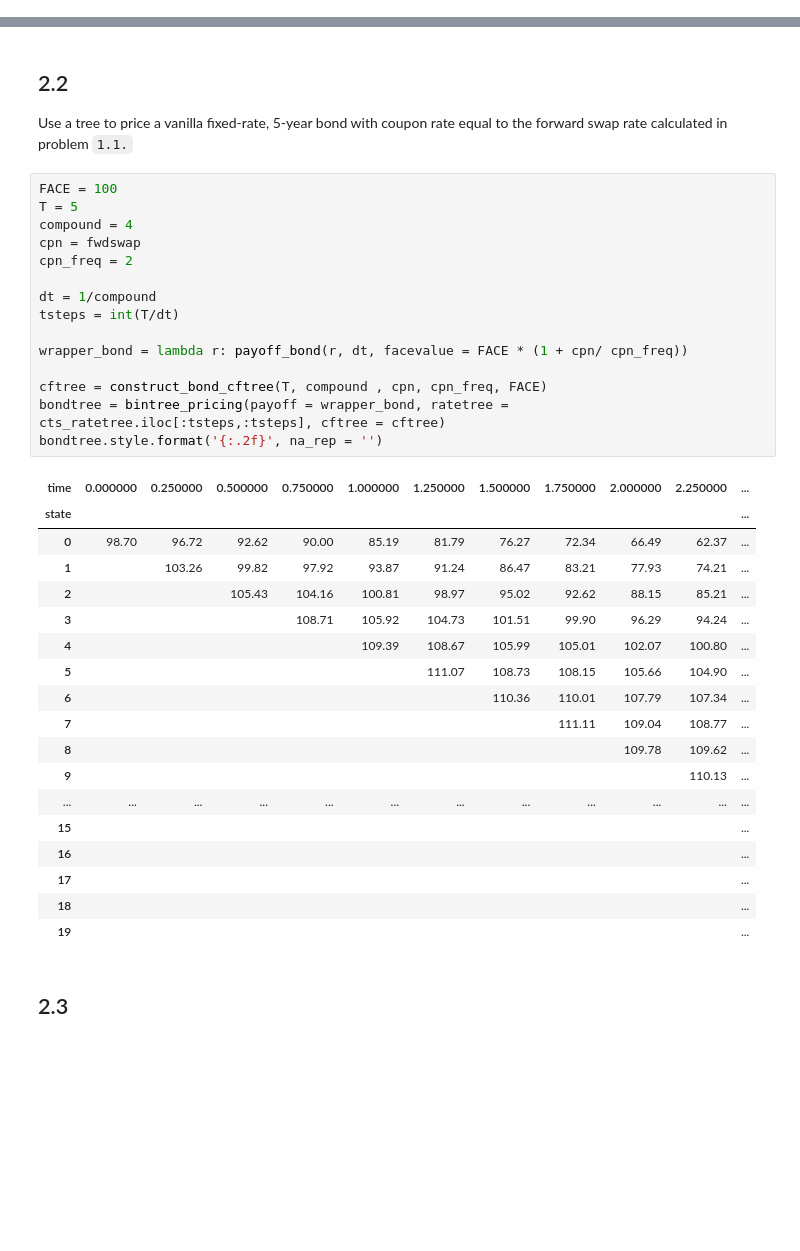
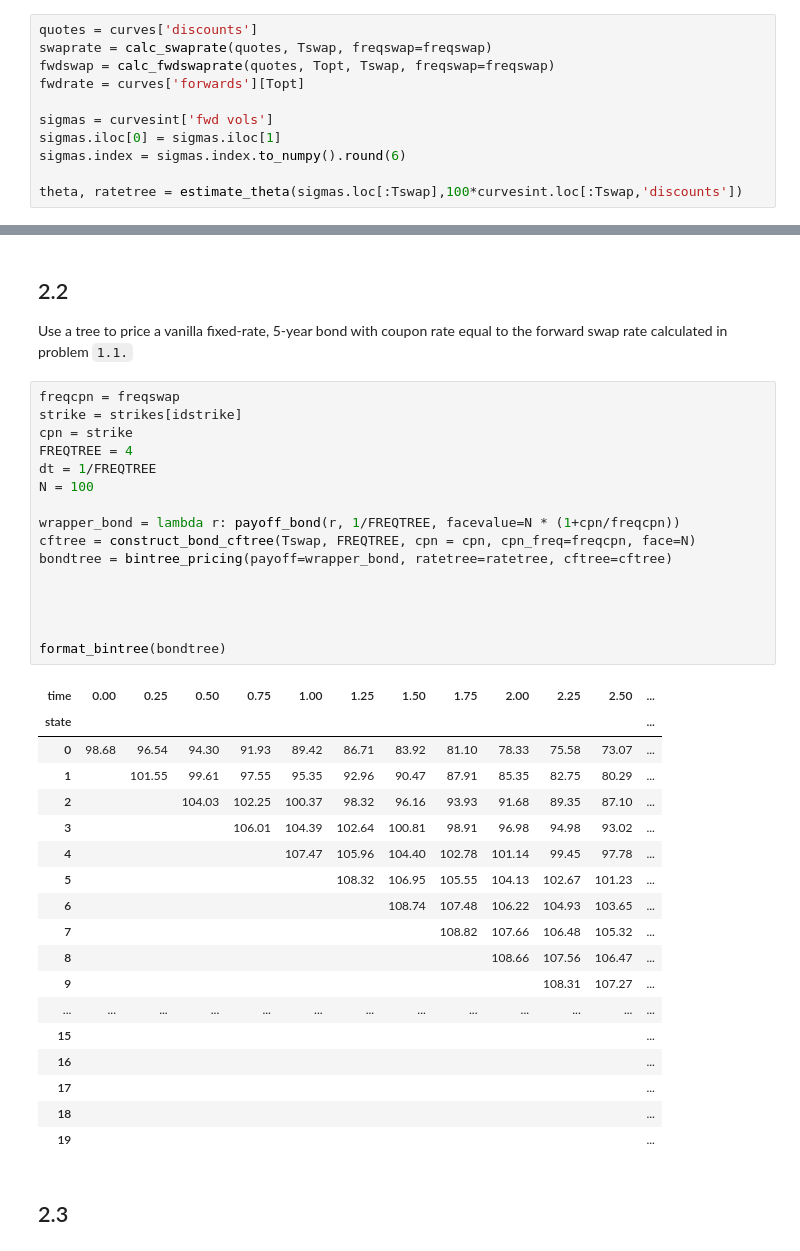
Before and after one commit to nicklewis-16/finm-fiderivs-2024, a Jupyter notebook: homework/Homework 3.ipynb, the cells around one changed output, grey strips where cells are left out. Saved outputs shown, nothing was run; the diff lists cells and outputs as text; blank space fills up the shorter version.

```diff
--- a/homework/Homework 3.ipynb
+++ b/homework/Homework 3.ipynb
@@ -347 +355,12 @@ format_bintree(theta.to_frame().T)
+# %%
+quotes = curves['discounts']
+swaprate = calc_swaprate(quotes, Tswap, freqswap=freqswap)
+fwdswap = calc_fwdswaprate(quotes, Topt, Tswap, freqswap=freqswap)
+fwdrate = curves['forwards'][Topt]
+
+sigmas = curvesint['fwd vols']
+sigmas.iloc[0] = sigmas.iloc[1]
+sigmas.index = sigmas.index.to_numpy().round(6)
+
+theta, ratetree = estimate_theta(sigmas.loc[:Tswap],100*curvesint.loc[:Tswap,'discounts'])
 # %%
@@ -392,39 +411,40 @@ format_bintree(annual_ratetree.loc[:5 * 4,:5], style = '{:.2%}')
 
 Use a tree to price a vanilla fixed-rate, 5-year bond with coupon rate equal to the forward swap rate calculated in problem `1.1.`
 # %%
-FACE = 100
-T = 5
-compound = 4
-cpn = fwdswap
-cpn_freq = 2
+freqcpn = freqswap
+strike = strikes[idstrike]
+cpn = strike
+FREQTREE = 4
+dt = 1/FREQTREE
+N = 100
 
-dt = 1/compound
-tsteps = int(T/dt)
+wrapper_bond = lambda r: payoff_bond(r, 1/FREQTREE, facevalue=N * (1+cpn/freqcpn))
+cftree = construct_bond_cftree(Tswap, FREQTREE, cpn = cpn, cpn_freq=freqcpn, face=N)
+bondtree = bintree_pricing(payoff=wrapper_bond, ratetree=ratetree, cftree=cftree)
 
-wrapper_bond = lambda r: payoff_bond(r, dt, facevalue = FACE * (1 + cpn/ cpn_freq))
 
-cftree = construct_bond_cftree(T, compound , cpn, cpn_freq, FACE)
-bondtree = bintree_pricing(payoff = wrapper_bond, ratetree = cts_ratetree.iloc[:tsteps,:tsteps], cftree = cftree)
-bondtree.style.format('{:.2f}', na_rep = '')
+
+
+format_bintree(bondtree)
 # %% [output]
-| time | 0.000000 | 0.250000 | 0.500000 | 0.750000 | 1.000000 | 1.250000 | 1.500000 | 1.750000 | 2.000000 | 2.250000 | ... |
-| state |  |  |  |  |  |  |  |  |  |  | ... |
-| 0 | 98.70 | 96.72 | 92.62 | 90.00 | 85.19 | 81.79 | 76.27 | 72.34 | 66.49 | 62.37 | ... |
-| 1 |  | 103.26 | 99.82 | 97.92 | 93.87 | 91.24 | 86.47 | 83.21 | 77.93 | 74.21 | ... |
-| 2 |  |  | 105.43 | 104.16 | 100.81 | 98.97 | 95.02 | 92.62 | 88.15 | 85.21 | ... |
-| 3 |  |  |  | 108.71 | 105.92 | 104.73 | 101.51 | 99.90 | 96.29 | 94.24 | ... |
-| 4 |  |  |  |  | 109.39 | 108.67 | 105.99 | 105.01 | 102.07 | 100.80 | ... |
-| 5 |  |  |  |  |  | 111.07 | 108.73 | 108.15 | 105.66 | 104.90 | ... |
-| 6 |  |  |  |  |  |  | 110.36 | 110.01 | 107.79 | 107.34 | ... |
-| 7 |  |  |  |  |  |  |  | 111.11 | 109.04 | 108.77 | ... |
-| 8 |  |  |  |  |  |  |  |  | 109.78 | 109.62 | ... |
-| 9 |  |  |  |  |  |  |  |  |  | 110.13 | ... |
-| ... | ... | ... | ... | ... | ... | ... | ... | ... | ... | ... | ... |
-| 15 |  |  |  |  |  |  |  |  |  |  | ... |
-| 16 |  |  |  |  |  |  |  |  |  |  | ... |
-| 17 |  |  |  |  |  |  |  |  |  |  | ... |
-| 18 |  |  |  |  |  |  |  |  |  |  | ... |
-| 19 |  |  |  |  |  |  |  |  |  |  | ... |
+| time | 0.00 | 0.25 | 0.50 | 0.75 | 1.00 | 1.25 | 1.50 | 1.75 | 2.00 | 2.25 | 2.50 | ... |
+| state |  |  |  |  |  |  |  |  |  |  |  | ... |
+| 0 | 98.68 | 96.54 | 94.30 | 91.93 | 89.42 | 86.71 | 83.92 | 81.10 | 78.33 | 75.58 | 73.07 | ... |
+| 1 |  | 101.55 | 99.61 | 97.55 | 95.35 | 92.96 | 90.47 | 87.91 | 85.35 | 82.75 | 80.29 | ... |
+| 2 |  |  | 104.03 | 102.25 | 100.37 | 98.32 | 96.16 | 93.93 | 91.68 | 89.35 | 87.10 | ... |
+| 3 |  |  |  | 106.01 | 104.39 | 102.64 | 100.81 | 98.91 | 96.98 | 94.98 | 93.02 | ... |
+| 4 |  |  |  |  | 107.47 | 105.96 | 104.40 | 102.78 | 101.14 | 99.45 | 97.78 | ... |
+| 5 |  |  |  |  |  | 108.32 | 106.95 | 105.55 | 104.13 | 102.67 | 101.23 | ... |
+| 6 |  |  |  |  |  |  | 108.74 | 107.48 | 106.22 | 104.93 | 103.65 | ... |
+| 7 |  |  |  |  |  |  |  | 108.82 | 107.66 | 106.48 | 105.32 | ... |
+| 8 |  |  |  |  |  |  |  |  | 108.66 | 107.56 | 106.47 | ... |
+| 9 |  |  |  |  |  |  |  |  |  | 108.31 | 107.27 | ... |
+| ... | ... | ... | ... | ... | ... | ... | ... | ... | ... | ... | ... | ... |
+| 15 |  |  |  |  |  |  |  |  |  |  |  | ... |
+| 16 |  |  |  |  |  |  |  |  |  |  |  | ... |
+| 17 |  |  |  |  |  |  |  |  |  |  |  | ... |
+| 18 |  |  |  |  |  |  |  |  |  |  |  | ... |
+| 19 |  |  |  |  |  |  |  |  |  |  |  | ... |
 # %% [markdown]
 ## 2.3
 # %% [markdown]
```
Also changed, not shown: parts of 11 cells of this notebook.
